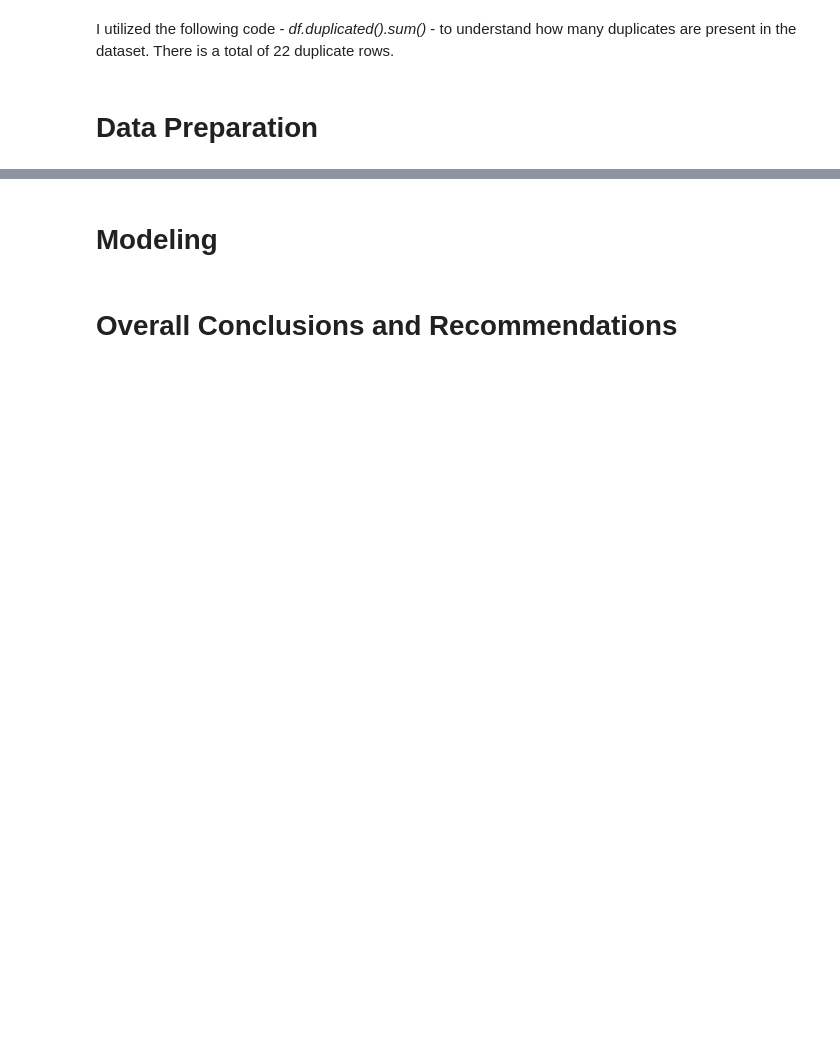
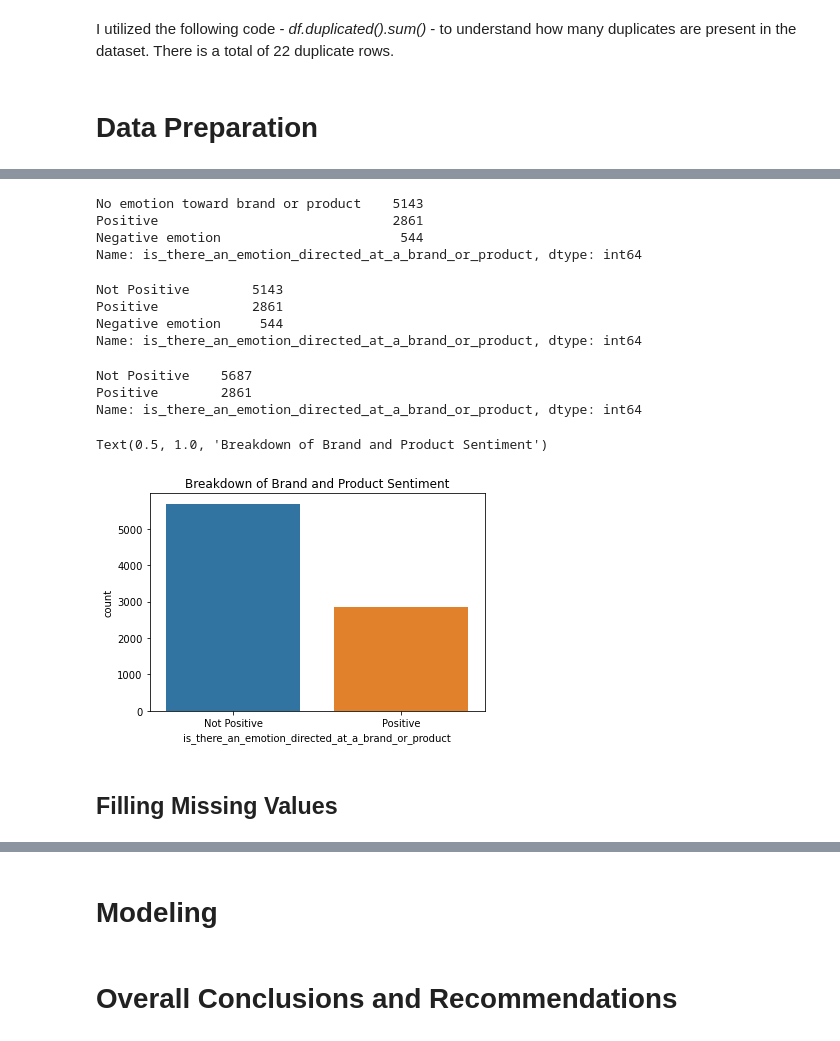
Before and after one commit to keithotuomagie/tweet_analysis, a Jupyter notebook: notebook.ipynb, the cells around one changed output, grey strips where cells are left out. Saved outputs shown, nothing was run; the diff lists cells and outputs as text; code cells hidden in the pictures; blank space fills up the shorter version.

Commit message:
Notebook | Updating Data Preparation

```diff
--- a/notebook.ipynb
+++ b/notebook.ipynb
@@ -225,0 +281,4 @@ I utilized the following code - *df.duplicated().sum()* - to understand how many
+# %%
+# Removing rows with a brand / product sentiment that is "I can't tell"
+
+df.drop(I_cannot_tell, inplace=True)
@@ -225,0 +294,49 @@ I utilized the following code - *df.duplicated().sum()* - to understand how many
+# %%
+# Replacing 'Positive emotion' with 'Positive'
+
+df['is_there_an_emotion_directed_at_a_brand_or_product'] = df['is_there_an_emotion_directed_at_a_brand_or_product'].str.replace("Positive emotion", "Positive")
+# %%
+# Checking whether or not 'Positive emotion' is replaced with 'Positive'
+
+df['is_there_an_emotion_directed_at_a_brand_or_product'].value_counts()
+# %% [output]
+No emotion toward brand or product    5143
+Positive                              2861
+Negative emotion                       544
+Name: is_there_an_emotion_directed_at_a_brand_or_product, dtype: int64
+# %%
+# Replacing 'No emotion toward brand or product' with 'Not Positive'
+
+df['is_there_an_emotion_directed_at_a_brand_or_product'] = df['is_there_an_emotion_directed_at_a_brand_or_product'].str.replace("No emotion toward brand or product", "Not Positive")
+# %%
+# Checking whether or not 'No emotion toward brand or product' is replaced with 'Not Positive'
+
+df['is_there_an_emotion_directed_at_a_brand_or_product'].value_counts()
+# %% [output]
+Not Positive        5143
+Positive            2861
+Negative emotion     544
+Name: is_there_an_emotion_directed_at_a_brand_or_product, dtype: int64
+# %%
+# Replacing 'Negative emotion' with 'Not Positive'
+
+df['is_there_an_emotion_directed_at_a_brand_or_product'] = df['is_there_an_emotion_directed_at_a_brand_or_product'].str.replace("Negative emotion", "Not Positive")
+# %%
+# Checking whether or not 'Negative emotion' is replaced with 'Not Positive'
+
+df['is_there_an_emotion_directed_at_a_brand_or_product'].value_counts()
+# %% [output]
+Not Positive    5687
+Positive        2861
+Name: is_there_an_emotion_directed_at_a_brand_or_product, dtype: int64
+# %%
+# Create a bar chart for Value Counts of 'Positive' and 'Not Positive'
+
+sns.countplot(x='is_there_an_emotion_directed_at_a_brand_or_product', data=df)
+
+plt.title("Breakdown of Brand and Product Sentiment")
+# %% [output]
+Text(0.5, 1.0, 'Breakdown of Brand and Product Sentiment')
+[figure, added]
+# %% [markdown]
+## Filling Missing Values
```
Also changed, not shown: parts of 17 cells of this notebook.
